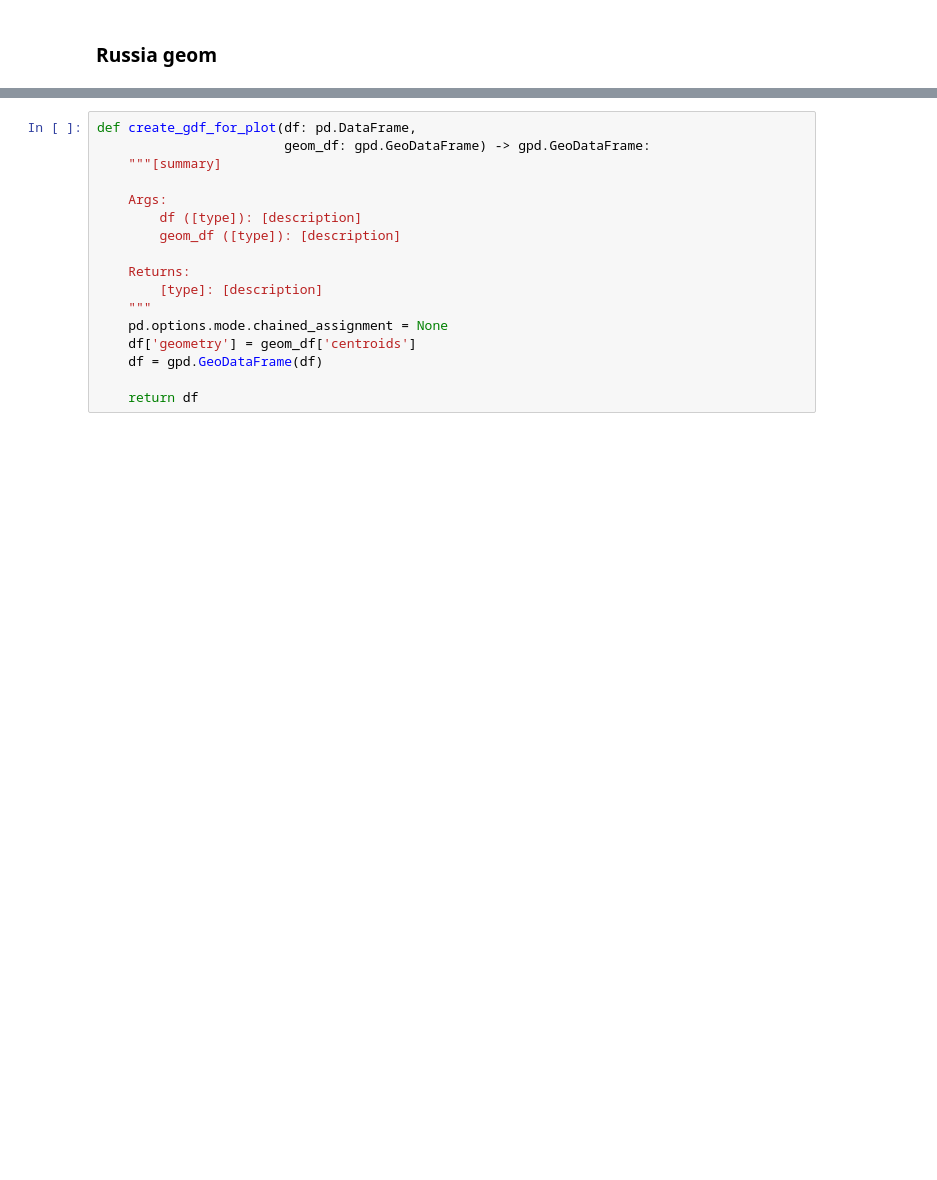
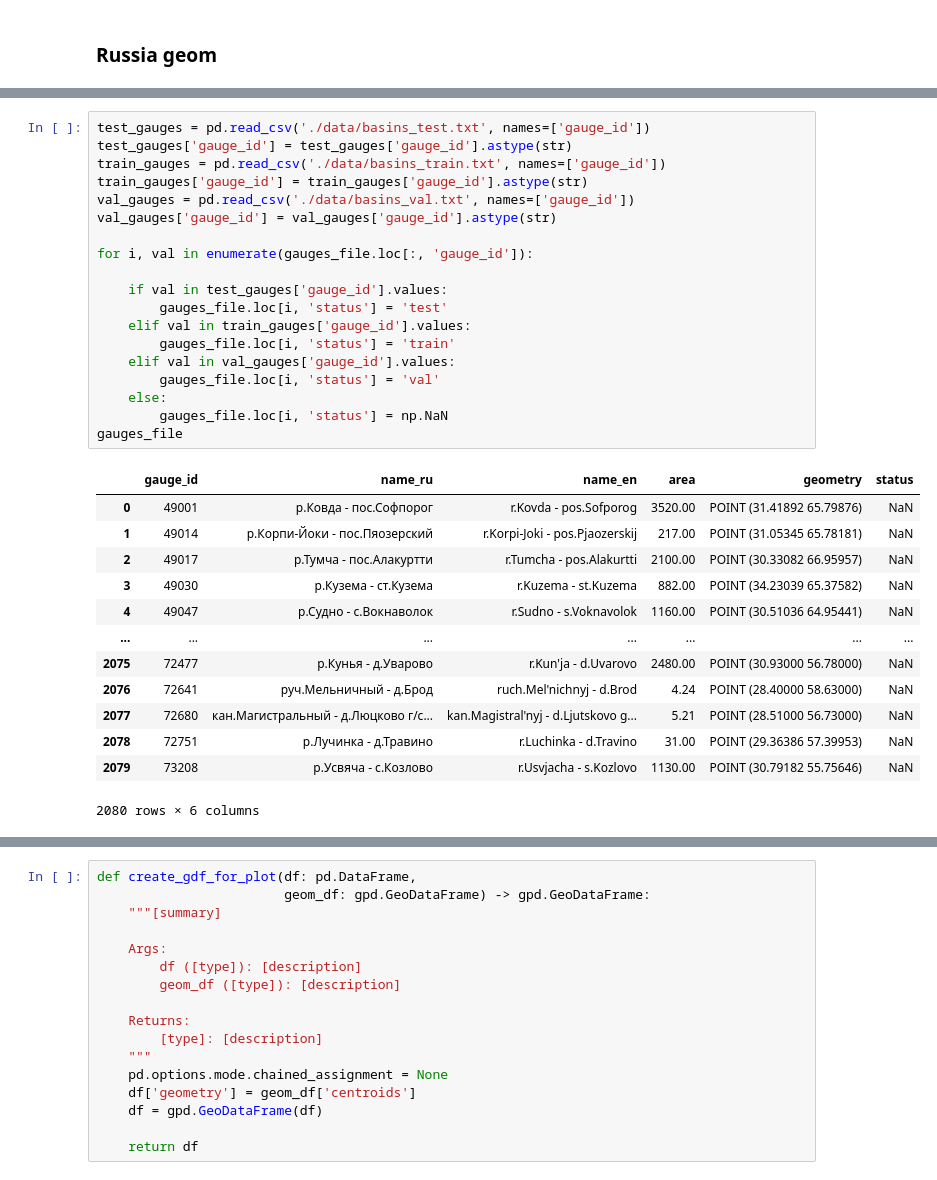
Before and after one commit to dmbrmv/my_dissertation, a Jupyter notebook: visualizations/visualisation.ipynb, the cells around one changed output, grey strips where cells are left out. Drawn from its saved outputs; the diff is of its cells as text; blank space fills up the shorter version.

```diff
--- a/visualizations/visualisation.ipynb
+++ b/visualizations/visualisation.ipynb
@@ -195,0 +18,33 @@ test_Maurer = test_Maurer.set_index('gauge_id')
+# %%
+test_gauges = pd.read_csv('./data/basins_test.txt', names=['gauge_id'])
+test_gauges['gauge_id'] = test_gauges['gauge_id'].astype(str)
+train_gauges = pd.read_csv('./data/basins_train.txt', names=['gauge_id'])
+train_gauges['gauge_id'] = train_gauges['gauge_id'].astype(str)
+val_gauges = pd.read_csv('./data/basins_val.txt', names=['gauge_id'])
+val_gauges['gauge_id'] = val_gauges['gauge_id'].astype(str)
+
+for i, val in enumerate(gauges_file.loc[:, 'gauge_id']):
+
+    if val in test_gauges['gauge_id'].values:
+        gauges_file.loc[i, 'status'] = 'test'
+    elif val in train_gauges['gauge_id'].values:
+        gauges_file.loc[i, 'status'] = 'train'
+    elif val in val_gauges['gauge_id'].values:
+        gauges_file.loc[i, 'status'] = 'val'
+    else:
+        gauges_file.loc[i, 'status'] = np.NaN
+gauges_file
+# %% [output]
+|  | gauge_id | name_ru | name_en | area | geometry | status |
+| 0 | 49001 | р.Ковда - пос.Софпорог | r.Kovda - pos.Sofporog | 3520.00 | POINT (31.41892 65.79876) | NaN |
+| 1 | 49014 | р.Корпи-Йоки - пос.Пяозерский | r.Korpi-Joki - pos.Pjaozerskij | 217.00 | POINT (31.05345 65.78181) | NaN |
+| 2 | 49017 | р.Тумча - пос.Алакуртти | r.Tumcha - pos.Alakurtti | 2100.00 | POINT (30.33082 66.95957) | NaN |
+| 3 | 49030 | р.Кузема - ст.Кузема | r.Kuzema - st.Kuzema | 882.00 | POINT (34.23039 65.37582) | NaN |
+| 4 | 49047 | р.Судно - с.Вокнаволок | r.Sudno - s.Voknavolok | 1160.00 | POINT (30.51036 64.95441) | NaN |
+| ... | ... | ... | ... | ... | ... | ... |
+| 2075 | 72477 | р.Кунья - д.Уварово | r.Kun'ja - d.Uvarovo | 2480.00 | POINT (30.93000 56.78000) | NaN |
+| 2076 | 72641 | руч.Мельничный - д.Брод | ruch.Mel'nichnyj - d.Brod | 4.24 | POINT (28.40000 58.63000) | NaN |
+| 2077 | 72680 | кан.Магистральный - д.Люцково г/с... | kan.Magistral'nyj - d.Ljutskovo g... | 5.21 | POINT (28.51000 56.73000) | NaN |
+| 2078 | 72751 | р.Лучинка - д.Травино | r.Luchinka - d.Travino | 31.00 | POINT (29.36386 57.39953) | NaN |
+| 2079 | 73208 | р.Усвяча - с.Козлово | r.Usvjacha - s.Kozlovo | 1130.00 | POINT (30.79182 55.75646) | NaN |
+2080 rows × 6 columns
```
Also changed, not shown: parts of 50 cells of this notebook, 6 other files.
